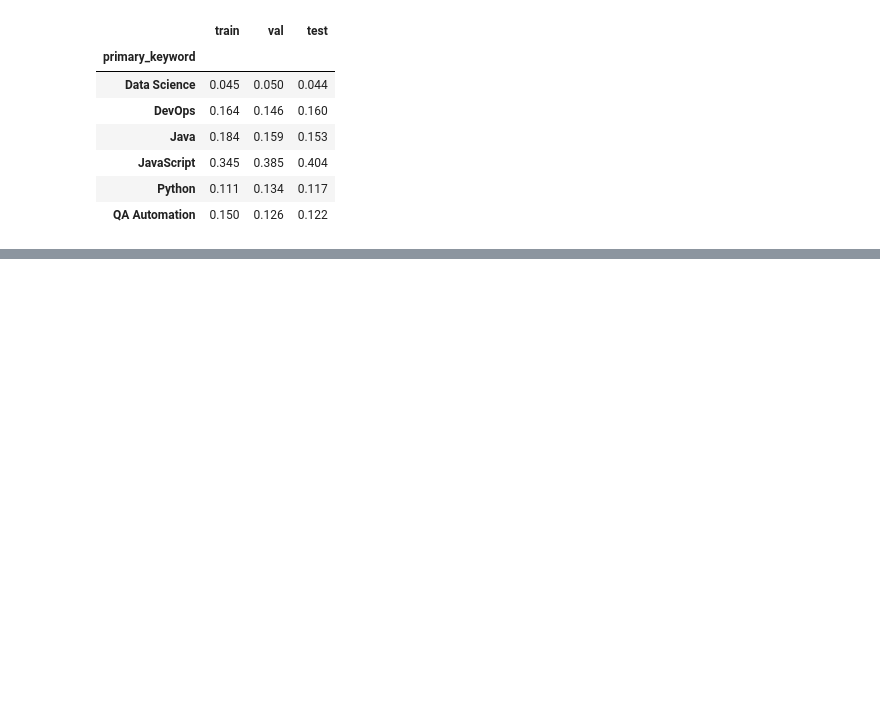
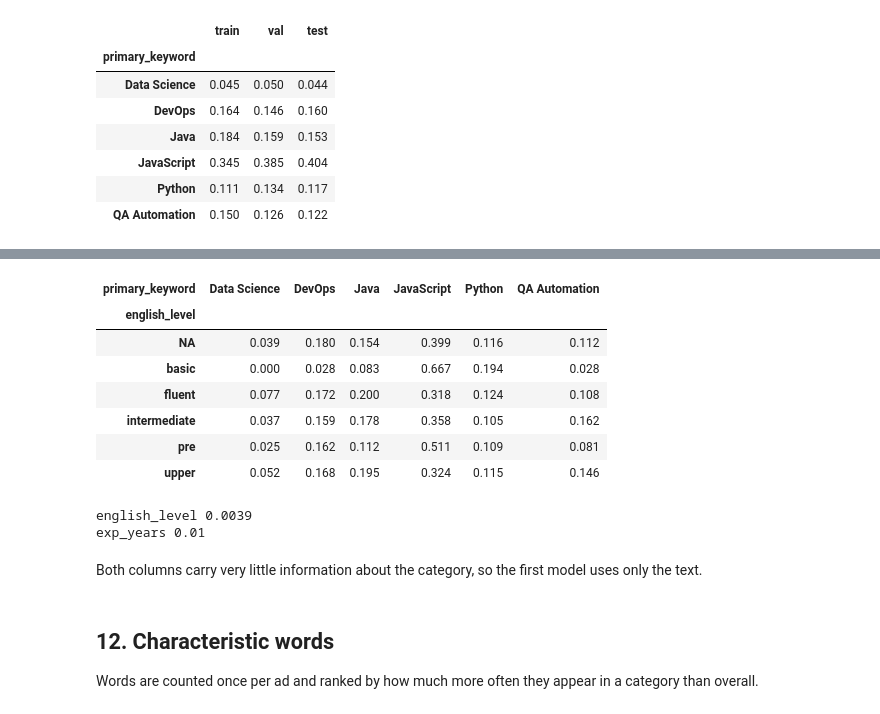
Before and after one commit to HubDev-AI/job-category-classifier, a Jupyter notebook: notebook.ipynb, the cells around one changed output, grey strips where cells are left out. Cells and saved outputs as stored; diff of their text form; code cells hidden in the pictures; blank space fills up the shorter version.

```diff
--- a/notebook.ipynb
+++ b/notebook.ipynb
@@ -295,0 +335,25 @@ pd.DataFrame({
+# %%
+df_train.groupby('english_level').primary_keyword.value_counts(normalize=True).unstack().fillna(0).round(3)
+# %% [output]
+| primary_keyword | Data Science | DevOps | Java | JavaScript | Python | QA Automation |
+| english_level |  |  |  |  |  |  |
+| NA | 0.039 | 0.180 | 0.154 | 0.399 | 0.116 | 0.112 |
+| basic | 0.000 | 0.028 | 0.083 | 0.667 | 0.194 | 0.028 |
+| fluent | 0.077 | 0.172 | 0.200 | 0.318 | 0.124 | 0.108 |
+| intermediate | 0.037 | 0.159 | 0.178 | 0.358 | 0.105 | 0.162 |
+| pre | 0.025 | 0.162 | 0.112 | 0.511 | 0.109 | 0.081 |
+| upper | 0.052 | 0.168 | 0.195 | 0.324 | 0.115 | 0.146 |
+# %%
+from sklearn.metrics import mutual_info_score
+
+for c in ['english_level', 'exp_years']:
+    print(c, round(mutual_info_score(df_train[c], df_train.primary_keyword), 4))
+# %% [output]
+english_level 0.0039
+exp_years 0.01
+# %% [markdown]
+Both columns carry very little information about the category, so the first model uses only the text.
+# %% [markdown]
+## 12. Characteristic words
+
+Words are counted once per ad and ranked by how much more often they appear in a category than overall.
```
Also changed, not shown: parts of 24 cells of this notebook.
